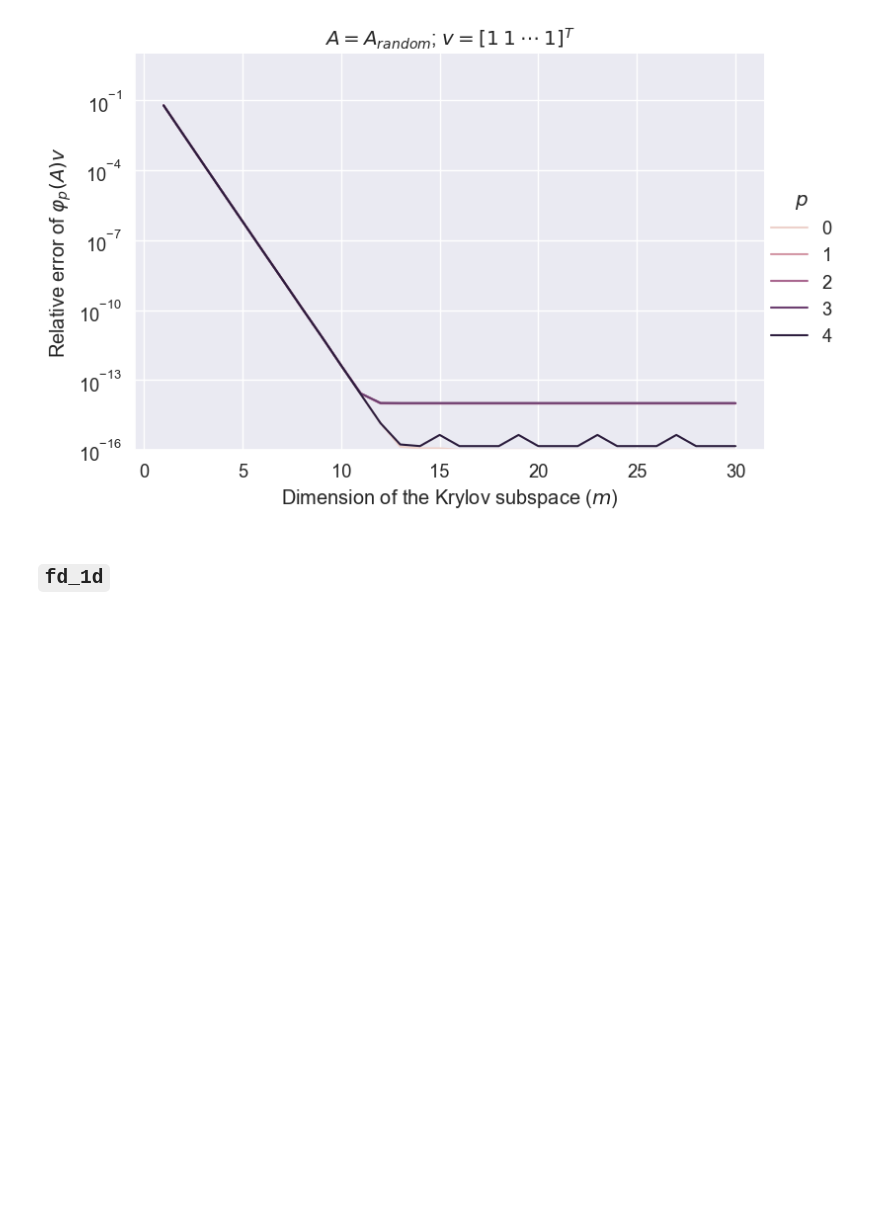
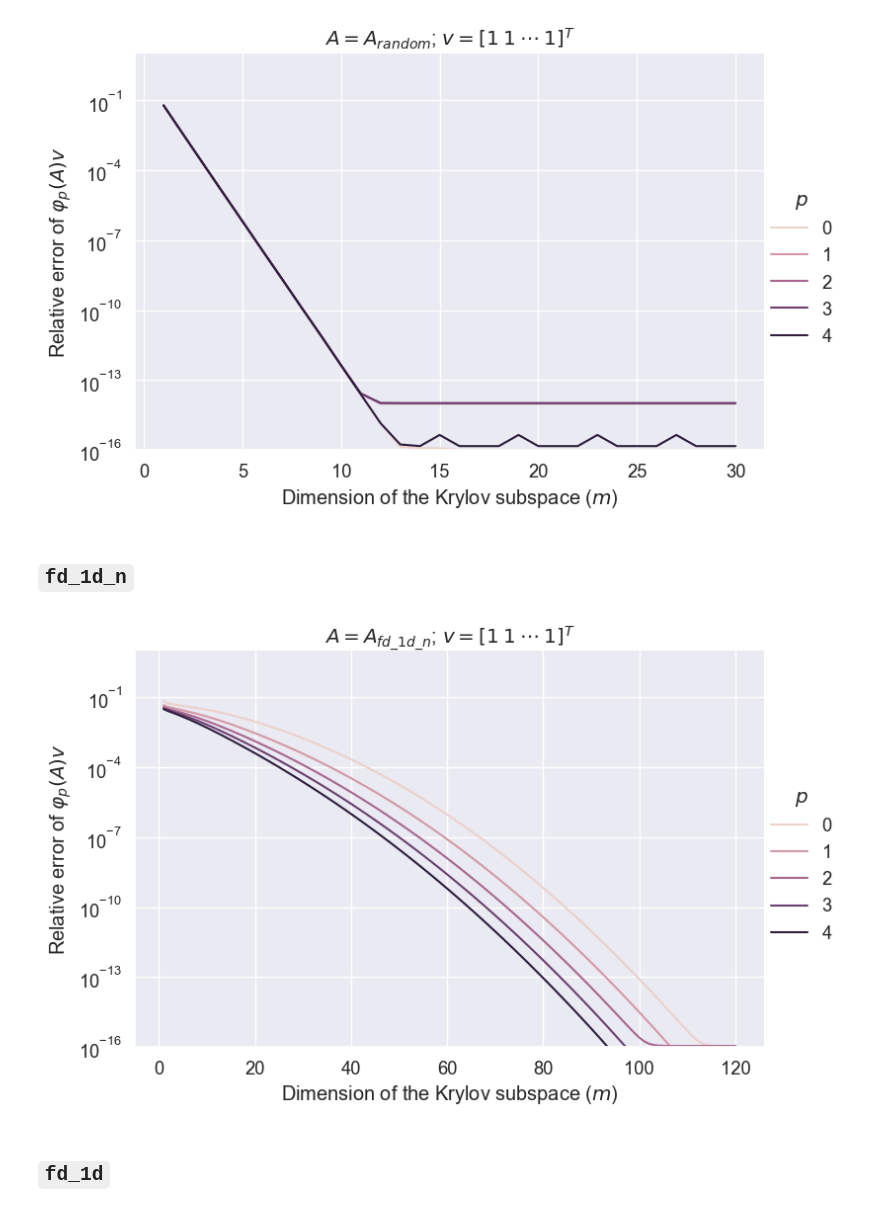
Before and after one commit to sprmsv/KAMF, a Jupyter notebook: experiments.ipynb, the cells around one changed output. Cells and saved outputs as stored; diff of their text form; code cells hidden in the pictures; blank space fills up the shorter version.

```diff
--- a/experiments.ipynb
+++ b/experiments.ipynb
@@ -251,6 +249,21 @@ df_random = study_convergence(
 df_random['$A =$'] = '$A_{random}$'
 # %% [output]
 [figure]
+# %% [markdown]
+## `fd_1d_n`
+# %%
+coeff = 100
+df_fd_1d_n = study_convergence(
+    A=(coeff * fd_1d),
+    v=np.ones(shape=(fd_1d.shape[0],), dtype=fd_1d.dtype),
+    p_max=5,
+    ms=[int(m) for m in np.linspace(1, 120, 120)],
+    title='$A=A_{fd\_1d\_n}$; $v=[1\:1\:\cdots\:1]^T$',
+    m_exact=256,
+)
+df_fd_1d_n['$A =$'] = '$fd\_1d\_n$'
+# %% [output]
+[figure, added]
 # %% [markdown]
 ## `fd_1d`
 # %%
```
Also changed, not shown: parts of 1 cell of this notebook, 1 other file.
